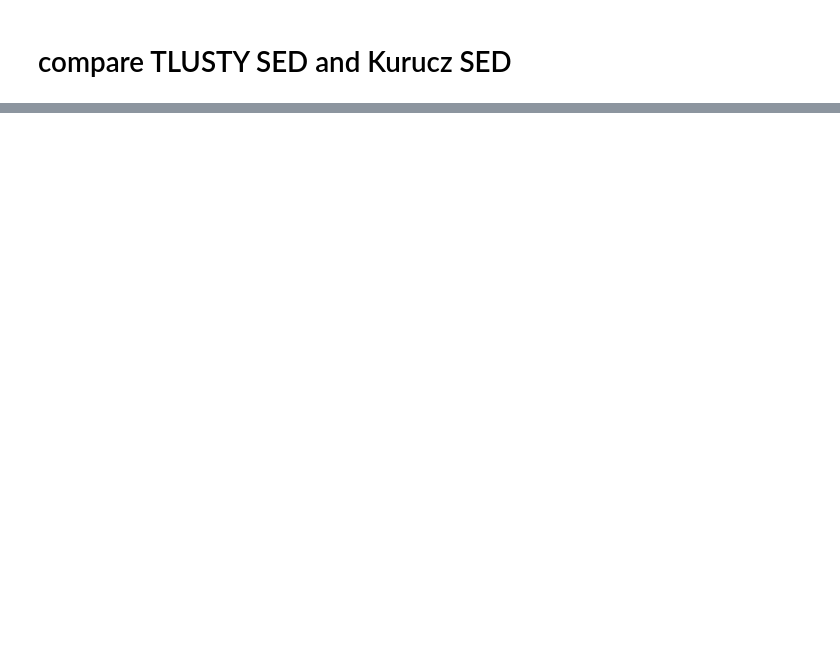
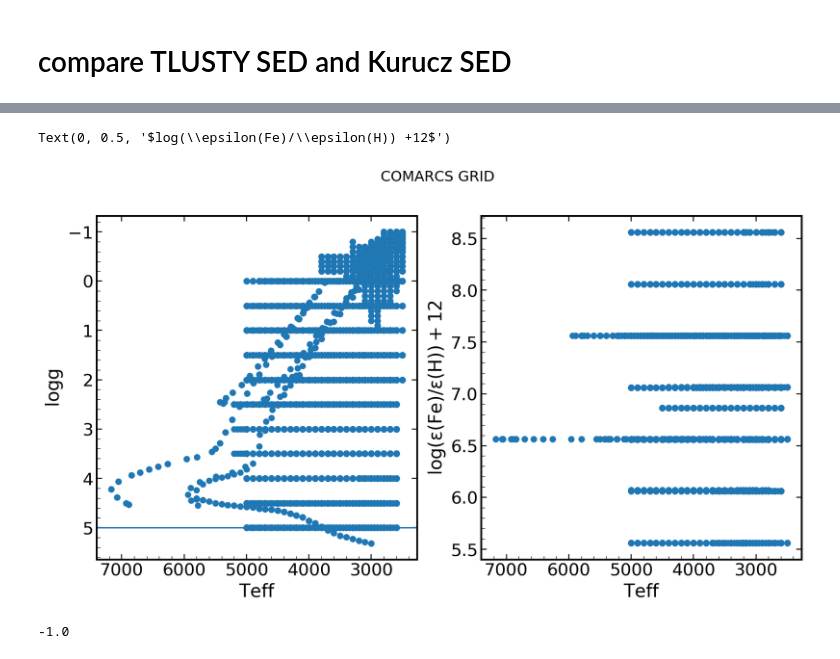
Before and after one commit to lidihei/speedysedfit, a Jupyter notebook: ipynb/check_sed_grids.ipynb, the cells around one changed output, grey strips where cells are left out. Saved outputs shown, nothing was run; the diff lists cells and outputs as text; code cells hidden in the pictures; blank space fills up the shorter version.

```diff
--- a/ipynb/check_sed_grids.ipynb
+++ b/ipynb/check_sed_grids.ipynb
@@ -127,0 +234,46 @@ len(wT) = 3385
+# %%
+def plot_parsspace(Tteff, Tlogg, Tz, figtitle=None):
+    fig = plt.figure(figsize=[14, 7])
+    if figtitle is not None:
+       fig.suptitle(figtitle, fontsize=16)
+    axs = fig.subplots(nrows=1, ncols=2)
+    axs[0].scatter(Tteff, Tlogg)
+    axs[0].set_xlabel(r'$T \rm{eff}$', fontsize=20)
+    axs[0].set_ylabel(r'$log \rm{g}$', fontsize=20)
+    axs[0].invert_yaxis()
+    axs[0].invert_xaxis()
+
+    axs[1].scatter(Tteff, Tz)
+    axs[1].set_xlabel(r'$T \rm{eff}$', fontsize=20)
+    axs[1].set_ylabel(r'$Z/Z_{\odot}$', fontsize=20)
+    axs[1].invert_xaxis()
+    return fig, axs
+# %%
+dirout = '/share/lijiao/speedyfit/modelgrids/'
+hduls = fits.open(dirout+'COMARCS.fits')
+teffs = []
+loggs = []
+OHs   = [] #log(eps(O)/eps(H)) + 12
+CHs   = []
+FeHs  = []
+Xis   = [] #microturbulence velocity (km/s)
+for hdu in hduls[1:]:
+    teffs.append(float(hdu.header['TEFF']))
+    loggs.append(float(hdu.header['LOGG']))
+    OHs.append(float(hdu.header['OH']))
+    CHs.append(float(hdu.header['CH']))
+    FeHs.append(float(hdu.header['FeH']))
+    Xis.append(float(hdu.header['Vt']))
+# %%
+fig, axs = plot_parsspace(teffs, loggs, FeHs, figtitle='COMARCS GRID')
+plt.sca(axs[0])
+plt.axhline(y=5)
+plt.sca(axs[1])
+plt.ylabel('$log(\epsilon(Fe)/\epsilon(H)) +12$')
+# %% [output]
+Text(0, 0.5, '$log(\\epsilon(Fe)/\\epsilon(H)) +12$')
+[figure, added]
+# %%
+np.min(loggs)
+# %% [output]
+-1.0
```
Also changed, not shown: parts of 12 cells of this notebook, 14 other files.
